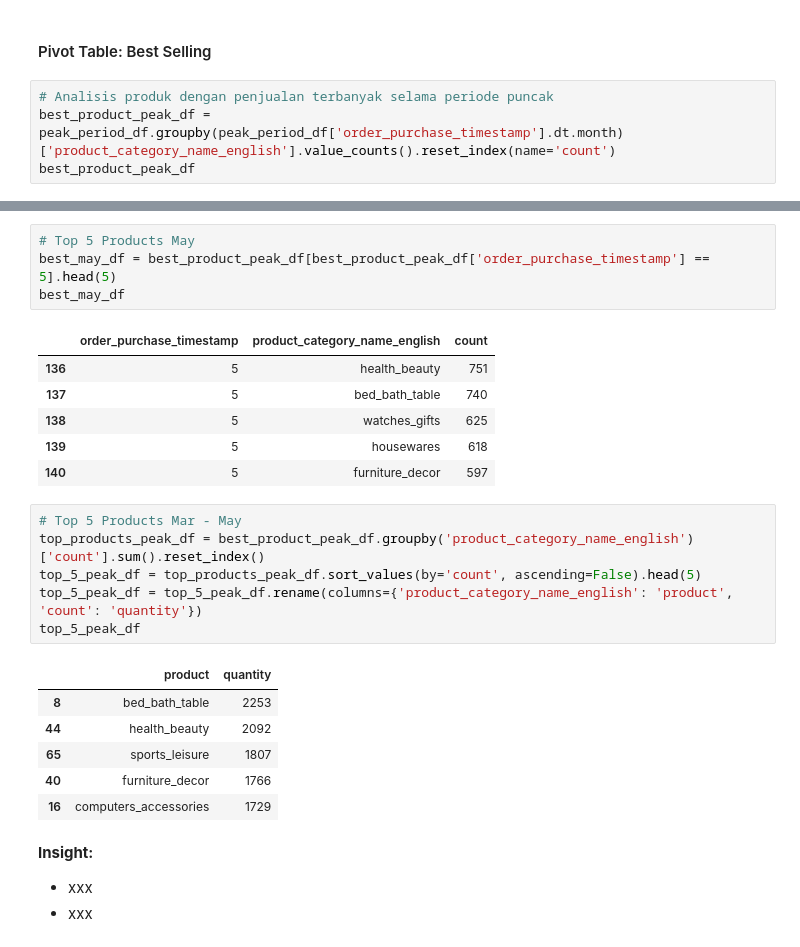
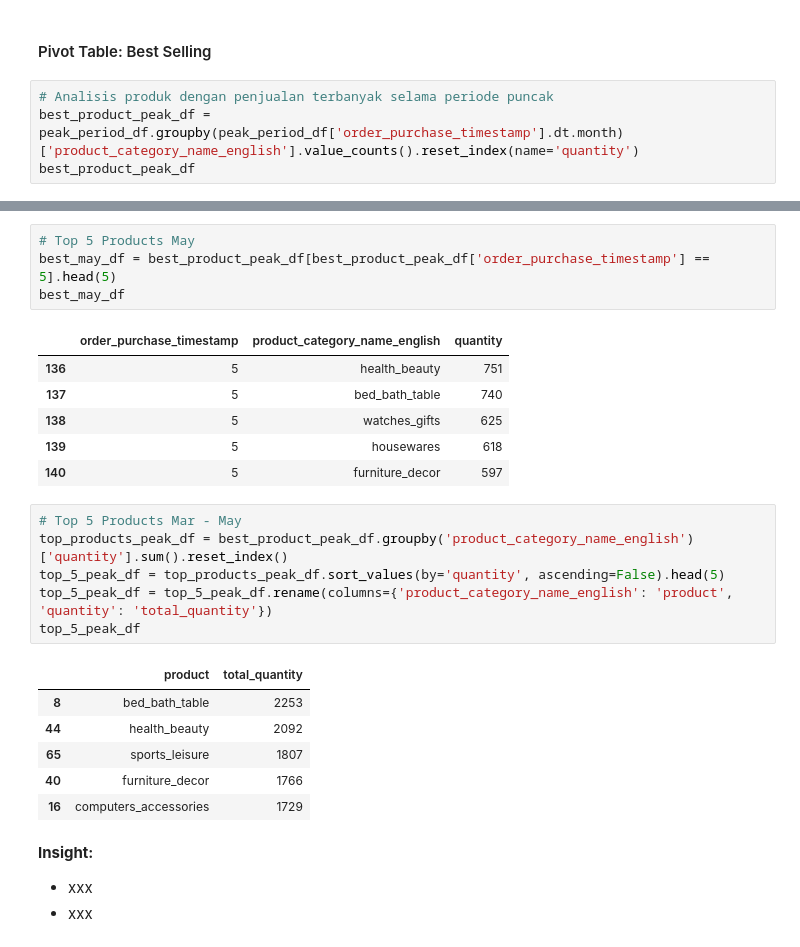
Before and after one commit to Sulbae/Fundamental-Analisis-Data, a Jupyter notebook: Proyek_Analisis_Data_Anggun-Sulis-Setyawan.ipynb, the cells around one changed output, grey strips where cells are left out. Cells and saved outputs as stored; diff of their text form.

```diff
--- a/Proyek_Analisis_Data_Anggun-Sulis-Setyawan.ipynb
+++ b/Proyek_Analisis_Data_Anggun-Sulis-Setyawan.ipynb
@@ -972,6 +972,6 @@ peak_period_df
 #### Pivot Table: Best Selling
 # %%
 # Analisis produk dengan penjualan terbanyak selama periode puncak
-best_product_peak_df = peak_period_df.groupby(peak_period_df['order_purchase_timestamp'].dt.month)['product_category_name_english'].value_counts().reset_index(name='count')
+best_product_peak_df = peak_period_df.groupby(peak_period_df['order_purchase_timestamp'].dt.month)['product_category_name_english'].value_counts().reset_index(name='quantity')
 best_product_peak_df
 # %% [output]
@@ -1015,7 +1015,7 @@ best_apr_df
 best_may_df = best_product_peak_df[best_product_peak_df['order_purchase_timestamp'] == 5].head(5)
 best_may_df
 # %% [output]
-|  | order_purchase_timestamp | product_category_name_english | count |
+|  | order_purchase_timestamp | product_category_name_english | quantity |
 | 136 | 5 | health_beauty | 751 |
 | 137 | 5 | bed_bath_table | 740 |
 | 138 | 5 | watches_gifts | 625 |
@@ -1023,12 +1023,12 @@ best_may_df
 | 140 | 5 | furniture_decor | 597 |
 # %%
 # Top 5 Products Mar - May
-top_products_peak_df = best_product_peak_df.groupby('product_category_name_english')['count'].sum().reset_index()
-top_5_peak_df = top_products_peak_df.sort_values(by='count', ascending=False).head(5)
-top_5_peak_df = top_5_peak_df.rename(columns={'product_category_name_english': 'product', 'count': 'quantity'})
+top_products_peak_df = best_product_peak_df.groupby('product_category_name_english')['quantity'].sum().reset_index()
+top_5_peak_df = top_products_peak_df.sort_values(by='quantity', ascending=False).head(5)
+top_5_peak_df = top_5_peak_df.rename(columns={'product_category_name_english': 'product', 'quantity': 'total_quantity'})
 top_5_peak_df
 # %% [output]
-|  | product | quantity |
+|  | product | total_quantity |
 | 8 | bed_bath_table | 2253 |
 | 44 | health_beauty | 2092 |
 | 65 | sports_leisure | 1807 |
```
Also changed, not shown: parts of 3 cells of this notebook, 1 other file.
